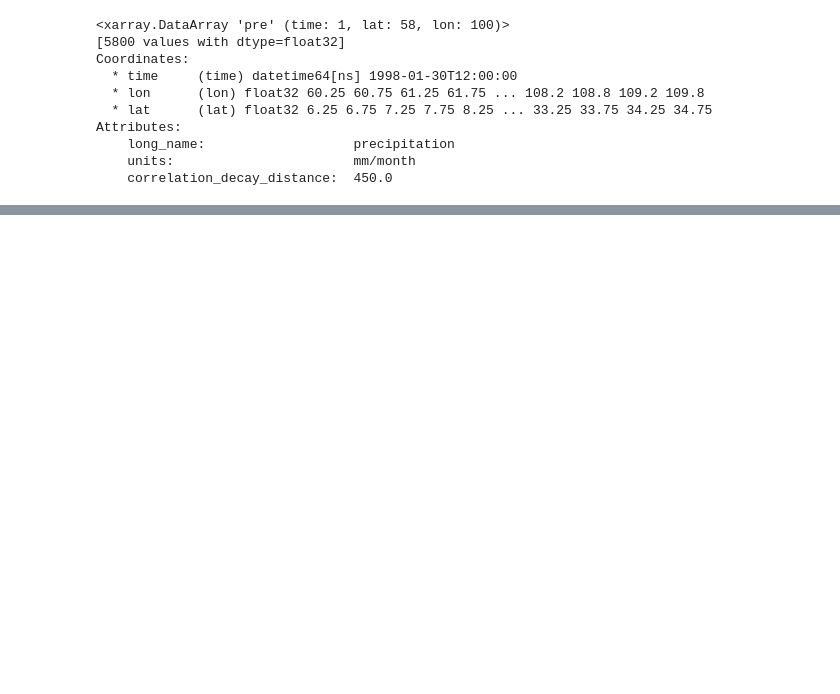
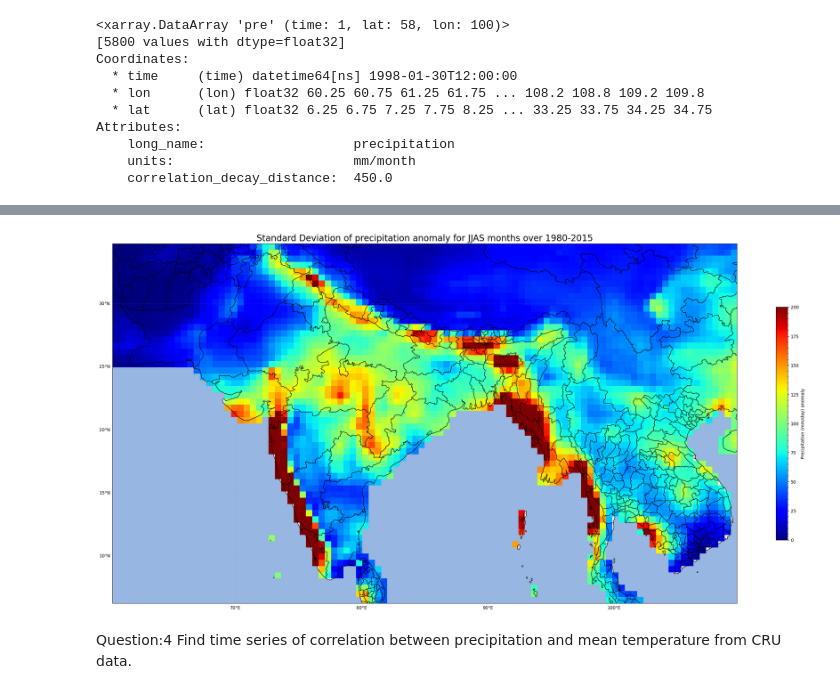
Before and after one commit to shiv3679/EES405, a Jupyter notebook: lab_session_03/session_3.ipynb, the cells around one changed output, grey strips where cells are left out. Saved outputs shown, nothing was run; the diff lists cells and outputs as text; code cells hidden in the pictures; blank space fills up the shorter version.

```diff
--- a/lab_session_03/session_3.ipynb
+++ b/lab_session_03/session_3.ipynb
@@ -159,0 +312,2 @@ gl.right_labels = False
+# %%
+rim_data = xr.open_dataset('/home/shiv/Documents/GitHub/EES405/lab_session_03/std.anomaly.nc')
@@ -159,0 +334,2 @@ gl.right_labels = False
+# %%
+rim_data = rim_data.pre
@@ -159,0 +349,68 @@ gl.right_labels = False
+# %%
+rim_data = rim_data.squeeze()
+# %%
+rim_data_lon = rim_data.lon
+rim_data_lat = rim_data.lat
+# %%
+# importing the required libraries
+
+# import numpy as np
+# import matplotlib.pyplot as plt
+# import xarray as xr
+
+
+# # loading the cru datasets
+
+# t_min_mam = xr.open_dataset('/home/shiv/Documents/GitHub/EES405/lab_session_02/cru_tmn.1981.2020_MAM.nc')
+# t_max_mam = xr.open_dataset('/home/shiv/Documents/GitHub/EES405/lab_session_02/cru_tmx.1981.2020_MAM.nc')
+# # t_max_dataset
+
+# t_min_mam = t_min_mam.tmn
+# t_max_mam = t_max_mam.tmx
+
+# lon = std_data.lon
+# lat = std_data.lat
+
+
+# t_min_mam_mean = t_min_mam.mean(dim='time')
+# t_max_mam_mean = t_max_mam.mean(dim='time')
+
+# # difference between t_min_mam and t_max_mam to get the diurnal temperature range for mam months
+
+# t_dtr_mam = t_max_mam_mean - t_min_mam_mean
+
+
+
+fig = plt.figure(figsize=(32,32))
+ax = fig.add_subplot(1,1,1,projection=ccrs.PlateCarree(central_longitude=0.0, globe=None))
+
+mp = ax.imshow(rim_data,extent=(rim_data_lon.min(),rim_data_lon.max(),rim_data_lat.min(),rim_data_lat.max()),cmap='jet',origin='lower', vmin=0 ,vmax=200)
+plt.title('Standard Deviation of precipitation anomaly for JJAS months over 1980-2015',fontsize=20)
+# plt.legend(['Temp'])
+
+states_provinces = cfeature.NaturalEarthFeature(
+        category='cultural',
+        name='admin_1_states_provinces_lines',
+        scale='10m',
+        facecolor='none')
+ax.add_feature(cfeature.BORDERS,edgecolor='black')
+ax.add_feature(states_provinces, edgecolor='black')
+
+ax.add_feature(cfeature.LAND)
+ax.add_feature(cfeature.COASTLINE)
+ax.add_feature(cfeature.OCEAN)
+
+
+cbar = fig.colorbar(mp, shrink=0.3,label='Precipitation (mm/day) anomaly')
+cbar.minorticks_on()
+
+#adding the long lat grids and enabling the tick labels
+gl = ax.gridlines(draw_labels=True,alpha=0.1)
+gl.top_labels = False
+gl.right_labels = False
+
+# plt.savefig("/home/shiv/Documents/GitHub/EES405/plots/assignment_1/Diurnal temperature range 1981-2020 for MAM months",dpi=600)
+# %% [output]
+[figure, added]
+# %% [markdown]
+Question:4 Find time series of correlation between precipitation and mean temperature from CRU data.
```
Also changed, not shown: parts of 55 cells of this notebook, 2 other files.
